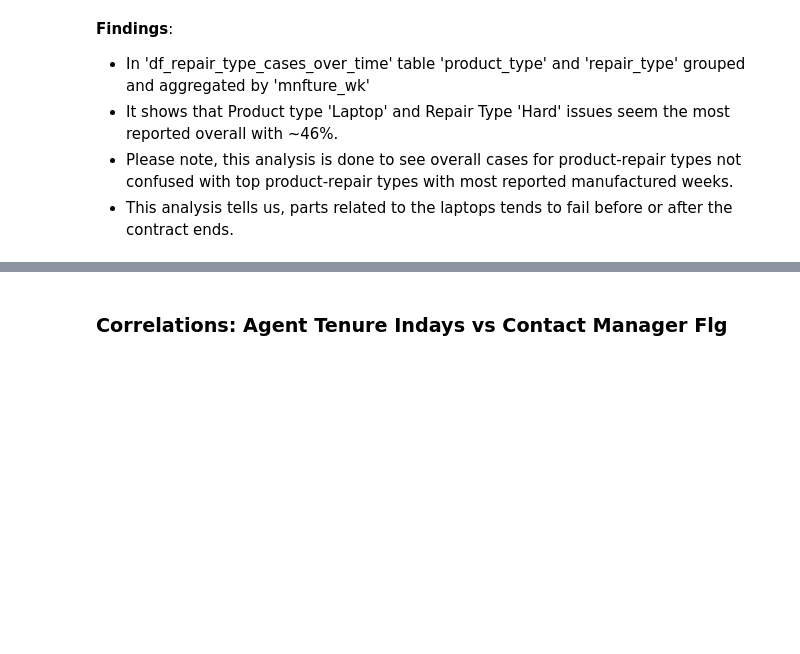
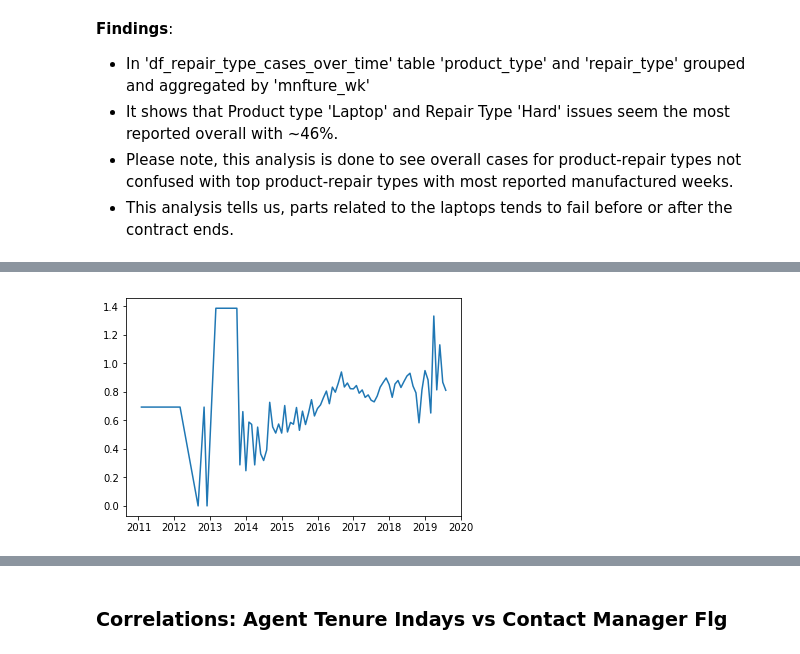
Before and after one commit to mrbalikci/data-science, a Jupyter notebook: JupyterNotebook/demo/data_insights.ipynb, the cells around one changed output, grey strips where cells are left out. Saved outputs shown, nothing was run; the diff lists cells and outputs as text; code cells hidden in the pictures; blank space fills up the shorter version.

```diff
--- a/JupyterNotebook/demo/data_insights.ipynb
+++ b/JupyterNotebook/demo/data_insights.ipynb
@@ -618,6 +623,12 @@ product_repair_type_bar_plot()
 # %%
-def time_series_region(region):
-    df_time_series = df.loc[df['region']==region,:]
-    df_time_series = df_time_series.reset_index()
-    df_time_series =df_time_series.set_index('mnfture_datetime')
-    return df_time_series.parts_ct.resample('M').mean().plot();
+# function to grab the data for reagion
+def data_region(region):
+    df_time_series = df.reset_index()
+    df_time_series = df_time_series[['mnfture_datetime','region','parts_ct']]
+    df_time_series = df_time_series.loc[df_time_series['region']==region,:]
+    df_time_series = df_time_series.loc[df_time_series['parts_ct']>0,:]
+    del df_time_series['region']
+    df_time_series = df_time_series.set_index('mnfture_datetime')
+    df_time_series = df_time_series.parts_ct.resample('M').mean()
+    df_time_series=df_time_series.dropna()
+    return pd.DataFrame(df_time_series)
@@ -627,0 +682,11 @@ time_series_region('Hogwarts');
+# %%
+# Estimating Trend LOG TIME SERIES
+# Take the log of the data set
+# y-axes number changed becasue the log has been taken
+# the trend almost stay the same only the value of the y has been changed
+# lets calculate the moving average and std
+
+df_time_series_part_logScale = np.log(df_time_series)
+plt.plot(df_time_series_part_logScale);
+# %% [output]
+[figure, added]
```
Also changed, not shown: parts of 37 cells of this notebook.
